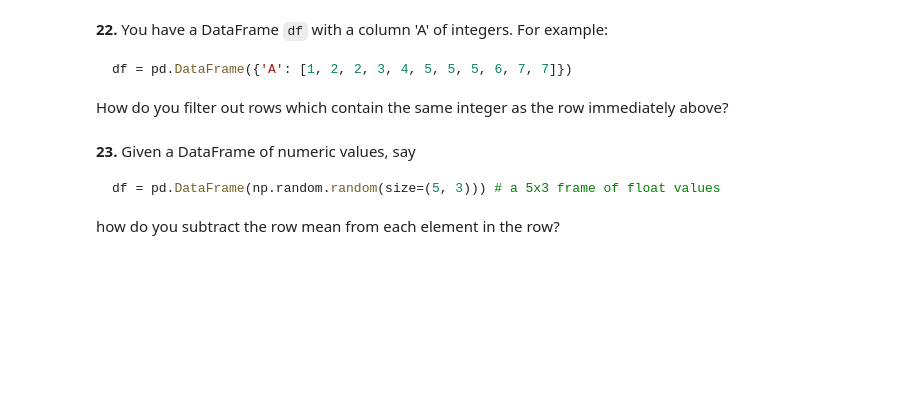
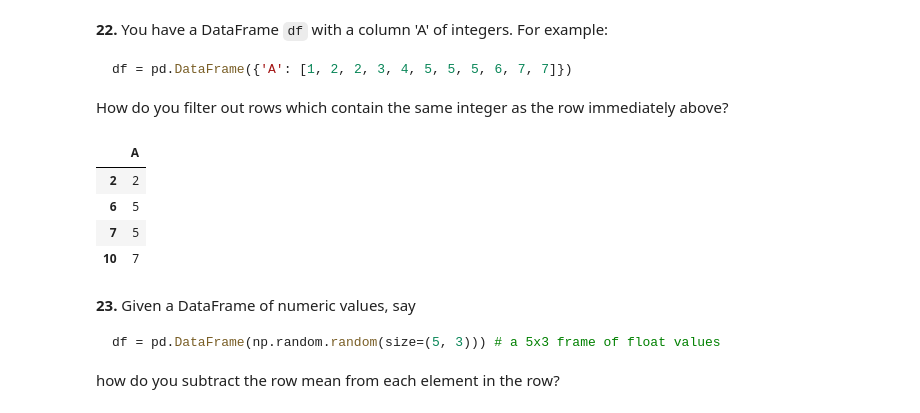
Before and after one commit to S-Alikhonov/AI_ML, a Jupyter notebook: Chapter 1/6. Pandas/100-pandas-puzzles.ipynb, the cells around one changed output. Saved outputs shown, nothing was run; the diff lists cells and outputs as text; code cells hidden in the pictures; blank space fills up the shorter version.

````diff
--- a/Chapter 1/6. Pandas/100-pandas-puzzles.ipynb
+++ b/Chapter 1/6. Pandas/100-pandas-puzzles.ipynb
@@ -284,6 +313,19 @@ df = pd.DataFrame({'A': [1, 2, 2, 3, 4, 5, 5, 5, 6, 7, 7]})
 ```
 
 How do you filter out rows which contain the same integer as the row immediately above?
+# %%
+df = pd.DataFrame({'A': [1, 2, 2, 3, 4, 5, 5, 5, 6, 7, 7]})
+indices = []
+for i in df.index[1:]:
+    if (df.iloc[i] == df.iloc[i-1]).any():
+        indices.append(i)
+df.iloc[indices]
+# %% [output]
+|  | A |
+| 2 | 2 |
+| 6 | 5 |
+| 7 | 5 |
+| 10 | 7 |
 # %% [markdown]
 **23.** Given a DataFrame of numeric values, say
 ```python
````
Also changed, not shown: parts of 8 cells of this notebook.
